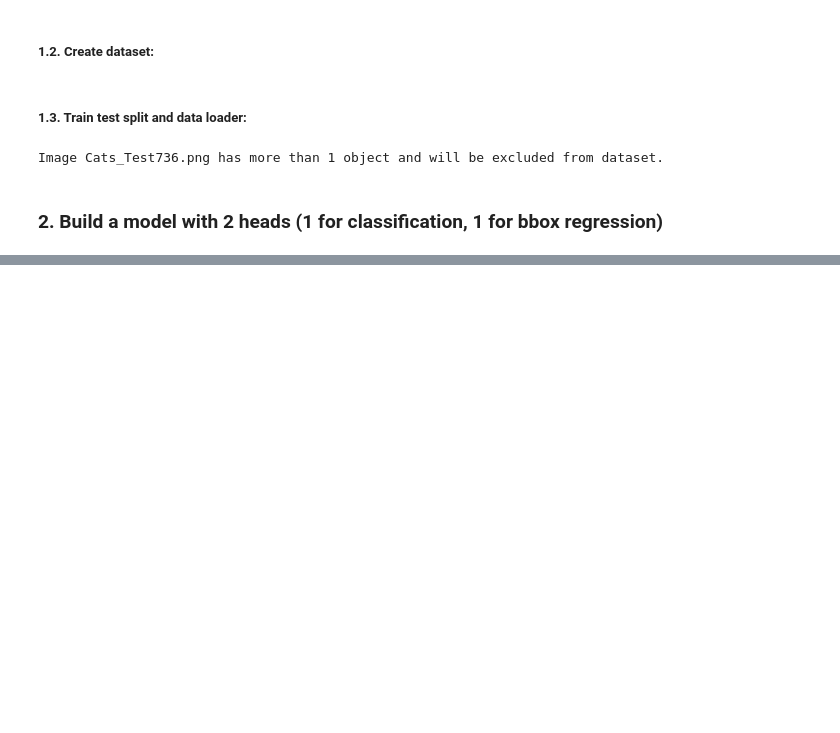
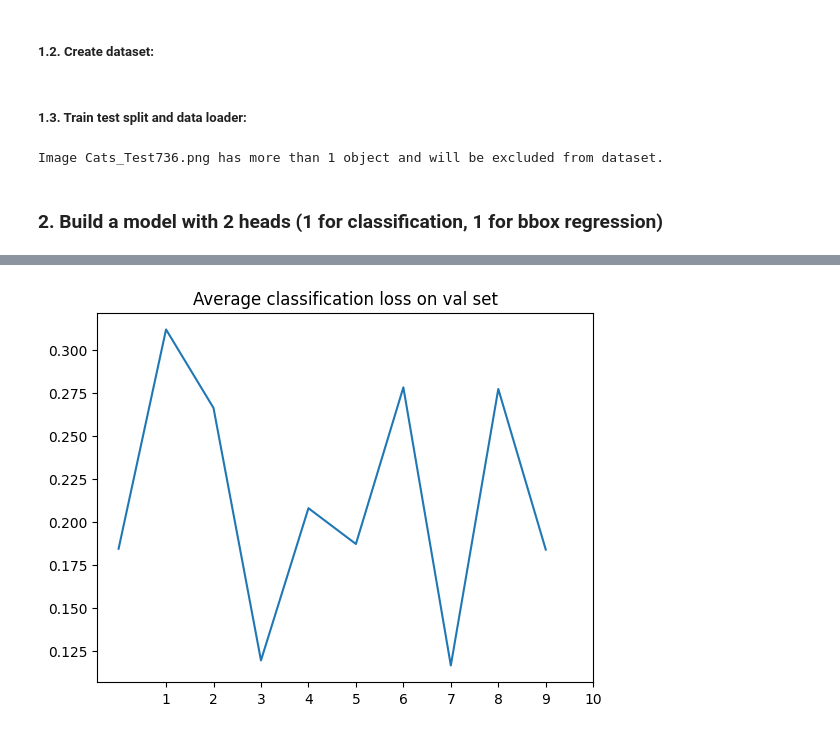
Before and after one commit to Kizza2014/deep_learning_with_pytorch, a Jupyter notebook: object_detection_aio/02-classification_and_bounding_box_regression.ipynb, the cells around one changed output, grey strips where cells are left out. Saved outputs shown, nothing was run; the diff lists cells and outputs as text; code cells hidden in the pictures; blank space fills up the shorter version.

```diff
--- a/object_detection_aio/02-classification_and_bounding_box_regression.ipynb
+++ b/object_detection_aio/02-classification_and_bounding_box_regression.ipynb
@@ -158,0 +298,9 @@ class TwoHeadModel(nn.Module):
+# %%
+# avg class loss on val set
+plt.plot(val_avg_class_losses)
+plt.title('Average classification loss on val set')
+plt.xticks(range(1,11))
+plt.savefig('val_avg_class_loss.jpg')
+plt.show()
+# %% [output]
+[figure, added]
```
Also changed, not shown: parts of 14 cells of this notebook, 5 other files.
